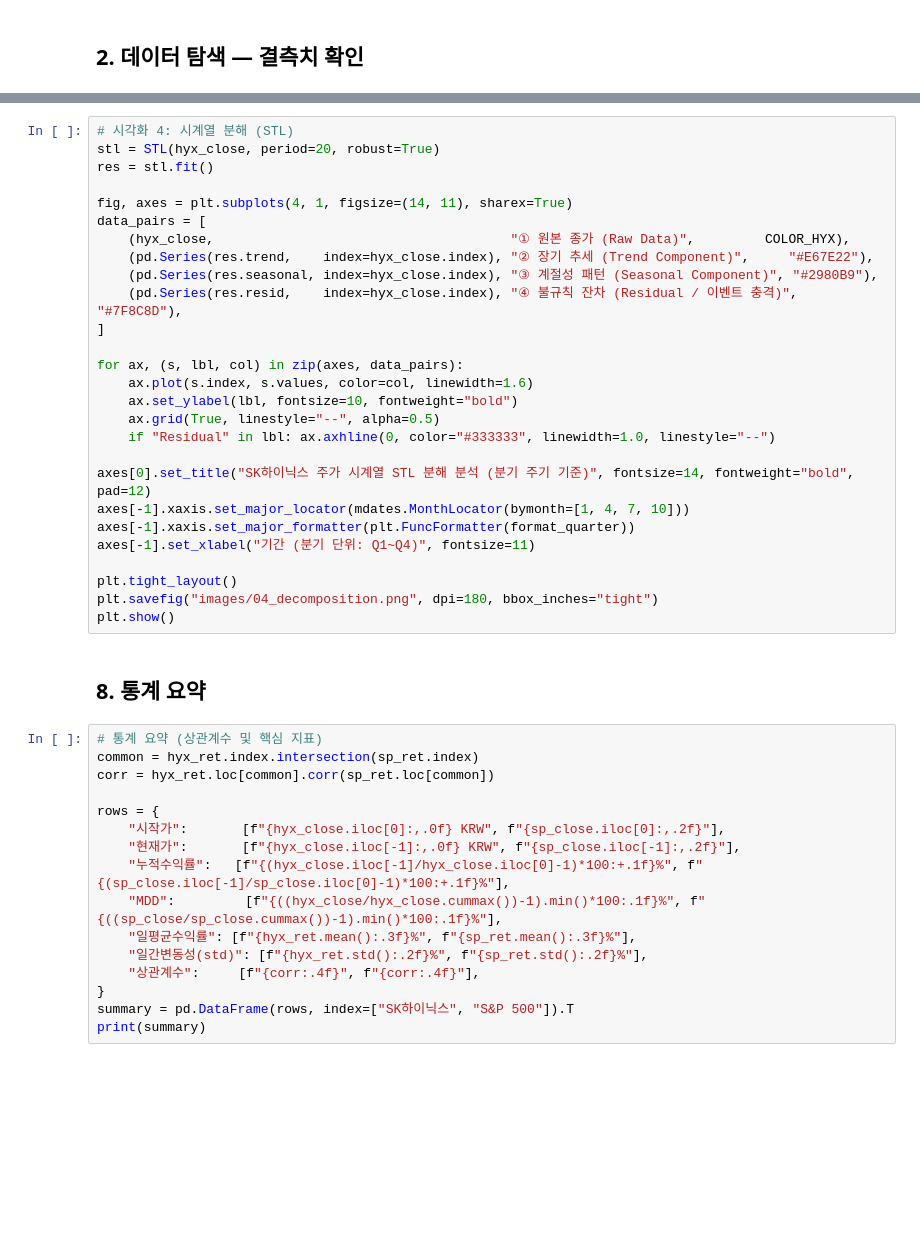
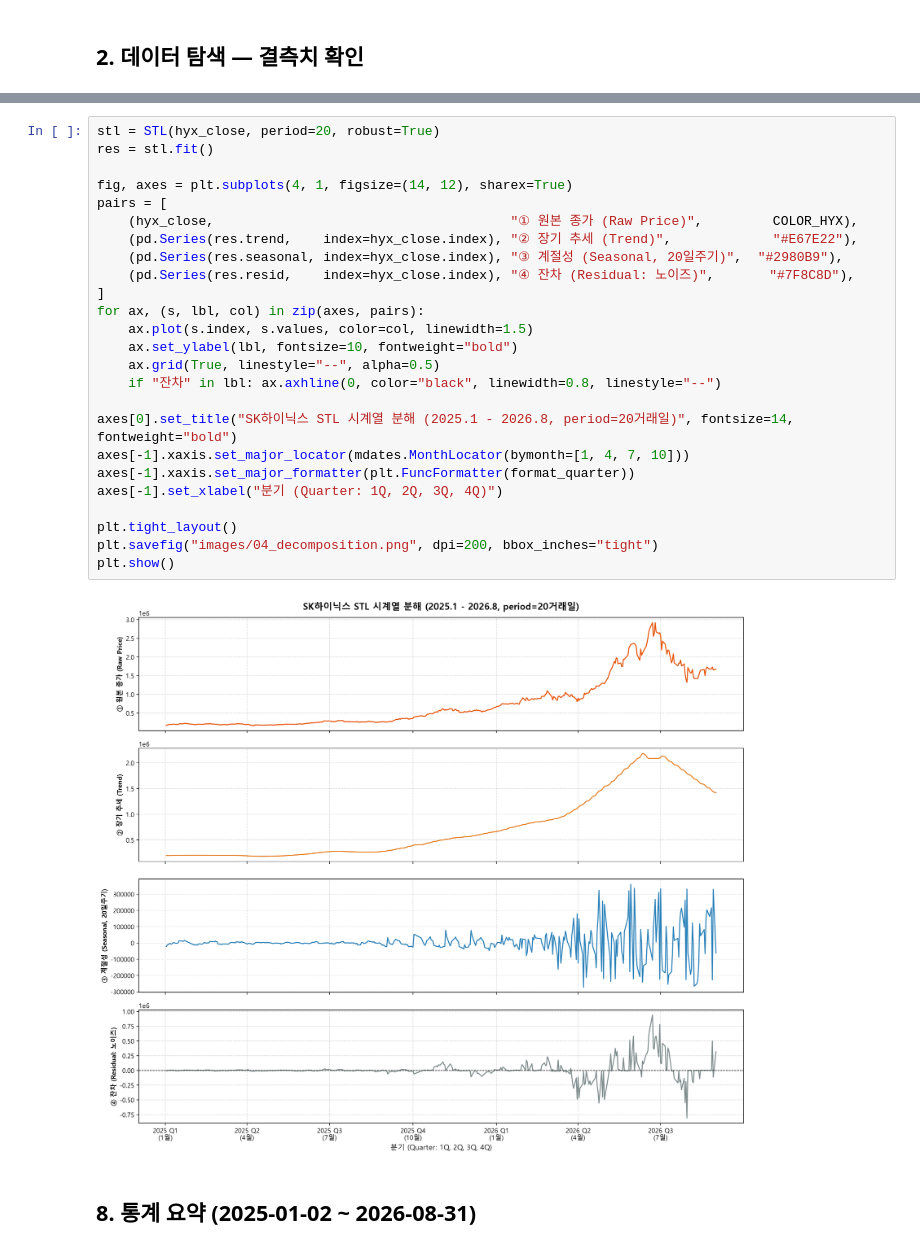
Before and after one commit to swmilk4u/N3_M1-1, a Jupyter notebook: analysis.ipynb, the cells around one changed output, grey strips where cells are left out. Cells and saved outputs as stored; diff of their text form; blank space fills up the shorter version.

```diff
--- a/analysis.ipynb
+++ b/analysis.ipynb
@@ -184,45 +206,29 @@ plt.show()
 # %%
-# 시각화 4: 시계열 분해 (STL)
 stl = STL(hyx_close, period=20, robust=True)
 res = stl.fit()
 
-fig, axes = plt.subplots(4, 1, figsize=(14, 11), sharex=True)
-data_pairs = [
-    (hyx_close,                                      "① 원본 종가 (Raw Data)",         COLOR_HYX),
-    (pd.Series(res.trend,    index=hyx_close.index), "② 장기 추세 (Trend Component)",     "#E67E22"),
-    (pd.Series(res.seasonal, index=hyx_close.index), "③ 계절성 패턴 (Seasonal Component)", "#2980B9"),
-    (pd.Series(res.resid,    index=hyx_close.index), "④ 불규칙 잔차 (Residual / 이벤트 충격)", "#7F8C8D"),
+fig, axes = plt.subplots(4, 1, figsize=(14, 12), sharex=True)
+pairs = [
+    (hyx_close,                                      "① 원본 종가 (Raw Price)",         COLOR_HYX),
+    (pd.Series(res.trend,    index=hyx_close.index), "② 장기 추세 (Trend)",             "#E67E22"),
+    (pd.Series(res.seasonal, index=hyx_close.index), "③ 계절성 (Seasonal, 20일주기)",  "#2980B9"),
+    (pd.Series(res.resid,    index=hyx_close.index), "④ 잔차 (Residual: 노이즈)",       "#7F8C8D"),
 ]
-
-for ax, (s, lbl, col) in zip(axes, data_pairs):
-    ax.plot(s.index, s.values, color=col, linewidth=1.6)
+for ax, (s, lbl, col) in zip(axes, pairs):
+    ax.plot(s.index, s.values, color=col, linewidth=1.5)
     ax.set_ylabel(lbl, fontsize=10, fontweight="bold")
     ax.grid(True, linestyle="--", alpha=0.5)
-    if "Residual" in lbl: ax.axhline(0, color="#333333", linewidth=1.0, linestyle="--")
+    if "잔차" in lbl: ax.axhline(0, color="black", linewidth=0.8, linestyle="--")
 
-axes[0].set_title("SK하이닉스 주가 시계열 STL 분해 분석 (분기 주기 기준)", fontsize=14, fontweight="bold", pad=12)
+axes[0].set_title("SK하이닉스 STL 시계열 분해 (2025.1 - 2026.8, period=20거래일)", fontsize=14, fontweight="bold")
 axes[-1].xaxis.set_major_locator(mdates.MonthLocator(bymonth=[1, 4, 7, 10]))
 axes[-1].xaxis.set_major_formatter(plt.FuncFormatter(format_quarter))
-axes[-1].set_xlabel("기간 (분기 단위: Q1~Q4)", fontsize=11)
+axes[-1].set_xlabel("분기 (Quarter: 1Q, 2Q, 3Q, 4Q)")
 
 plt.tight_layout()
-plt.savefig("images/04_decomposition.png", dpi=180, bbox_inches="tight")
+plt.savefig("images/04_decomposition.png", dpi=200, bbox_inches="tight")
 plt.show()
+# %% [output]
+[figure, added]
 # %% [markdown]
-## 8. 통계 요약
+## 8. 통계 요약 (2025-01-02 ~ 2026-08-31)
-# %%
-# 통계 요약 (상관계수 및 핵심 지표)
-common = hyx_ret.index.intersection(sp_ret.index)
-corr = hyx_ret.loc[common].corr(sp_ret.loc[common])
-
-rows = {
-    "시작가":       [f"{hyx_close.iloc[0]:,.0f} KRW", f"{sp_close.iloc[0]:,.2f}"],
-    "현재가":       [f"{hyx_close.iloc[-1]:,.0f} KRW", f"{sp_close.iloc[-1]:,.2f}"],
-    "누적수익률":   [f"{(hyx_close.iloc[-1]/hyx_close.iloc[0]-1)*100:+.1f}%", f"{(sp_close.iloc[-1]/sp_close.iloc[0]-1)*100:+.1f}%"],
-    "MDD":         [f"{((hyx_close/hyx_close.cummax())-1).min()*100:.1f}%", f"{((sp_close/sp_close.cummax())-1).min()*100:.1f}%"],
-    "일평균수익률": [f"{hyx_ret.mean():.3f}%", f"{sp_ret.mean():.3f}%"],
-    "일간변동성(std)": [f"{hyx_ret.std():.2f}%", f"{sp_ret.std():.2f}%"],
-    "상관계수":     [f"{corr:.4f}", f"{corr:.4f}"],
-}
-summary = pd.DataFrame(rows, index=["SK하이닉스", "S&P 500"]).T
-print(summary)
```
Also changed, not shown: parts of 16 cells of this notebook, 9 other files.
